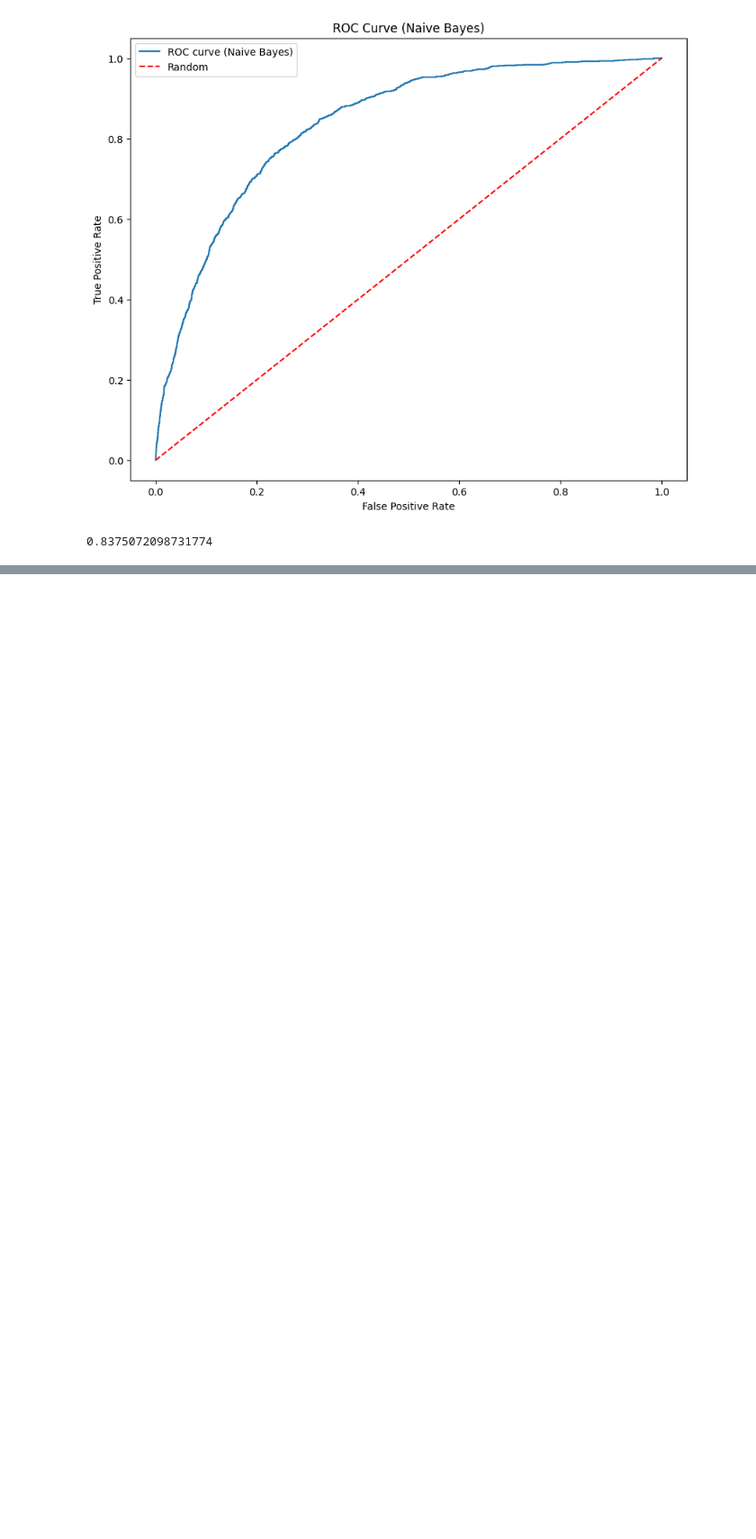
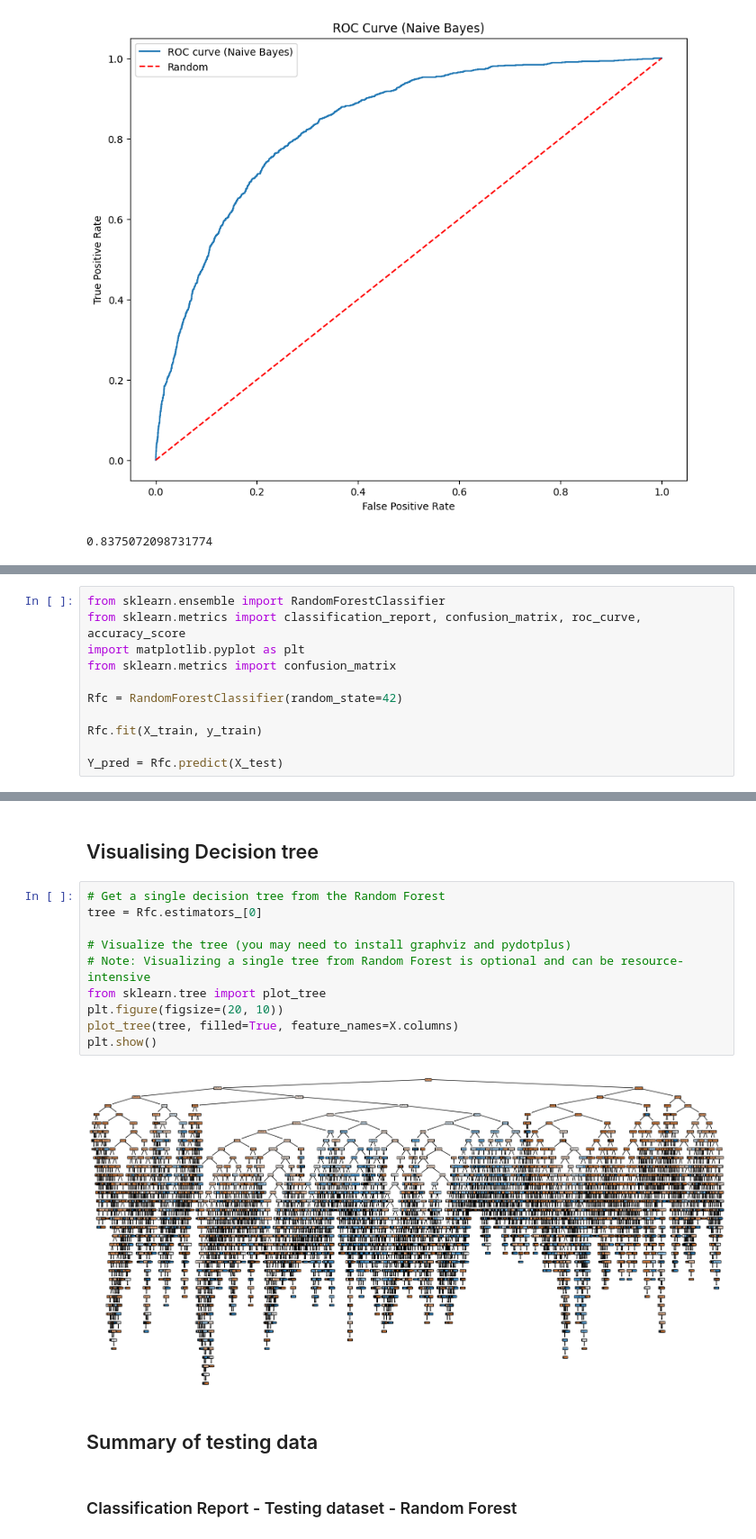
Before and after one commit to RaviWella/ML_CW, a Jupyter notebook: Income_Prediction.ipynb, the cells around one changed output, grey strips where cells are left out. Shown at 90% size. Drawn from its saved outputs; the diff is of its cells as text; blank space fills up the shorter version.

Commit message:
Implemented Random Forest classifier and its performance metrics

```diff
--- a/Income_Prediction.ipynb
+++ b/Income_Prediction.ipynb
@@ -534,0 +537,11 @@ print("AUC value for Naive Bayes Classifier: ",AUC)
+# %%
+from sklearn.ensemble import RandomForestClassifier
+from sklearn.metrics import classification_report, confusion_matrix, roc_curve, accuracy_score
+import matplotlib.pyplot as plt
+from sklearn.metrics import confusion_matrix
+
+Rfc = RandomForestClassifier(random_state=42)
+
+Rfc.fit(X_train, y_train)
+
+Y_pred = Rfc.predict(X_test)
@@ -534,0 +584,18 @@ print("AUC value for Naive Bayes Classifier: ",AUC)
+# %% [markdown]
+## Visualising Decision tree
+# %%
+# Get a single decision tree from the Random Forest
+tree = Rfc.estimators_[0]
+
+# Visualize the tree (you may need to install graphviz and pydotplus)
+# Note: Visualizing a single tree from Random Forest is optional and can be resource-intensive
+from sklearn.tree import plot_tree
+plt.figure(figsize=(20, 10))
+plot_tree(tree, filled=True, feature_names=X.columns)
+plt.show()
+# %% [output]
+[figure, added]
+# %% [markdown]
+## Summary of testing data
+# %% [markdown]
+### Classification Report - Testing dataset - Random Forest
```
Also changed, not shown: parts of 18 cells of this notebook.
